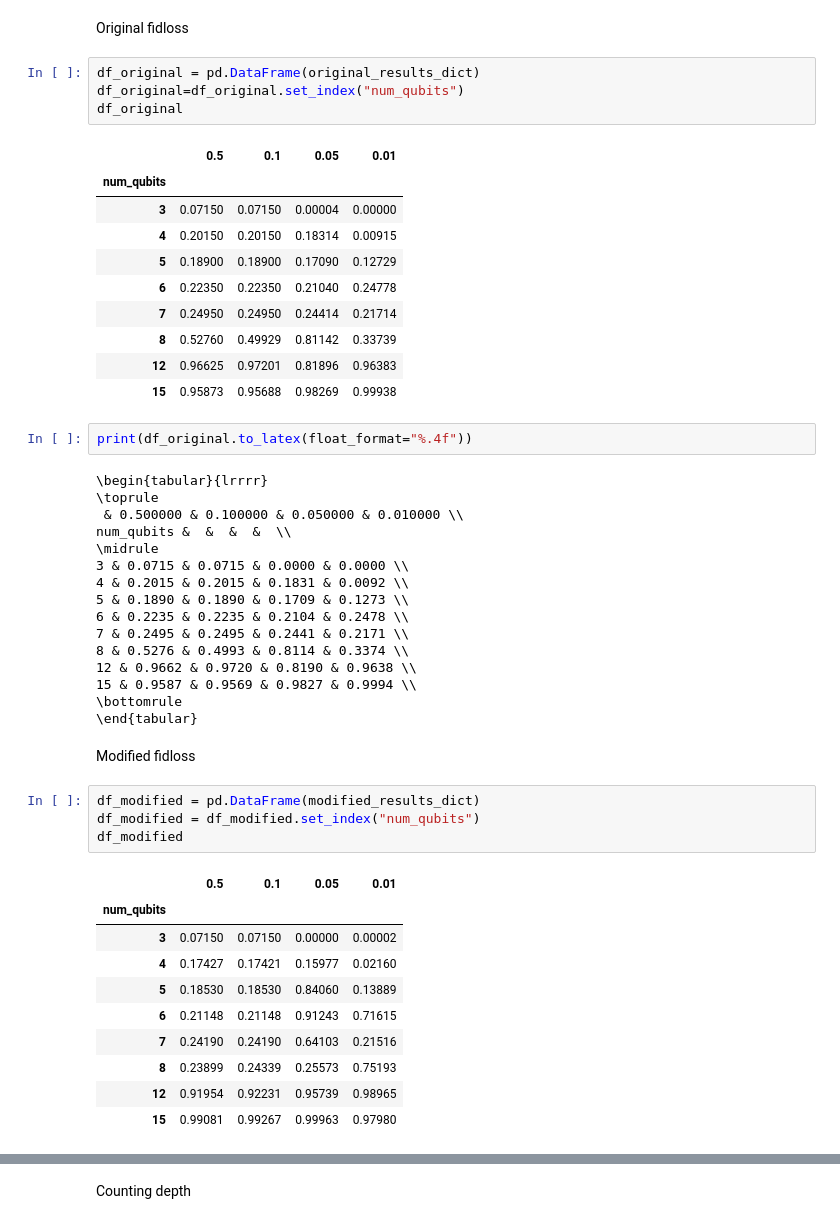
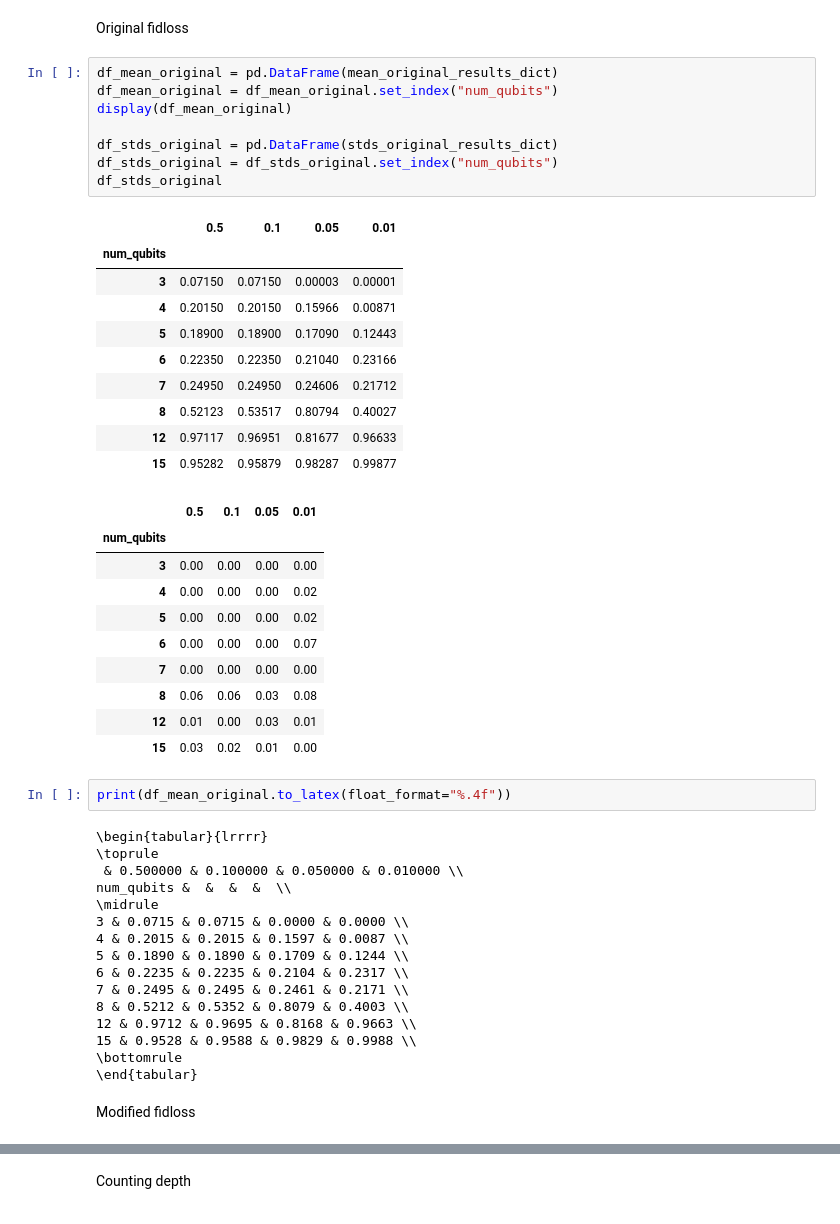
Before and after one commit to IsmaelCesar/sanches-modified, a Jupyter notebook: executing_simulations.ipynb, the cells around one changed output, grey strips where cells are left out. Cells and saved outputs as stored; diff of their text form.

```diff
--- a/executing_simulations.ipynb
+++ b/executing_simulations.ipynb
@@ -68,22 +84,36 @@ for eps in eps_values:
 # %% [markdown]
 Original fidloss
-# %%
-df_original = pd.DataFrame(original_results_dict)
-df_original=df_original.set_index("num_qubits")
-df_original
-# %% [output]
-|  | 0.5 | 0.1 | 0.05 | 0.01 |
-| num_qubits |  |  |  |  |
-| 3 | 0.07150 | 0.07150 | 0.00004 | 0.00000 |
-| 4 | 0.20150 | 0.20150 | 0.18314 | 0.00915 |
-| 5 | 0.18900 | 0.18900 | 0.17090 | 0.12729 |
-| 6 | 0.22350 | 0.22350 | 0.21040 | 0.24778 |
-| 7 | 0.24950 | 0.24950 | 0.24414 | 0.21714 |
-| 8 | 0.52760 | 0.49929 | 0.81142 | 0.33739 |
-| 12 | 0.96625 | 0.97201 | 0.81896 | 0.96383 |
-| 15 | 0.95873 | 0.95688 | 0.98269 | 0.99938 |
+# %%
+df_mean_original = pd.DataFrame(mean_original_results_dict)
+df_mean_original = df_mean_original.set_index("num_qubits")
+display(df_mean_original)
+
+df_stds_original = pd.DataFrame(stds_original_results_dict)
+df_stds_original = df_stds_original.set_index("num_qubits")
+df_stds_original
+# %% [output]
+|  | 0.5 | 0.1 | 0.05 | 0.01 |
+| num_qubits |  |  |  |  |
+| 3 | 0.07150 | 0.07150 | 0.00003 | 0.00001 |
+| 4 | 0.20150 | 0.20150 | 0.15966 | 0.00871 |
+| 5 | 0.18900 | 0.18900 | 0.17090 | 0.12443 |
+| 6 | 0.22350 | 0.22350 | 0.21040 | 0.23166 |
+| 7 | 0.24950 | 0.24950 | 0.24606 | 0.21712 |
+| 8 | 0.52123 | 0.53517 | 0.80794 | 0.40027 |
+| 12 | 0.97117 | 0.96951 | 0.81677 | 0.96633 |
+| 15 | 0.95282 | 0.95879 | 0.98287 | 0.99877 |
+|  | 0.5 | 0.1 | 0.05 | 0.01 |
+| num_qubits |  |  |  |  |
+| 3 | 0.00 | 0.00 | 0.00 | 0.00 |
+| 4 | 0.00 | 0.00 | 0.00 | 0.02 |
+| 5 | 0.00 | 0.00 | 0.00 | 0.02 |
+| 6 | 0.00 | 0.00 | 0.00 | 0.07 |
+| 7 | 0.00 | 0.00 | 0.00 | 0.00 |
+| 8 | 0.06 | 0.06 | 0.03 | 0.08 |
+| 12 | 0.01 | 0.00 | 0.03 | 0.01 |
+| 15 | 0.03 | 0.02 | 0.01 | 0.00 |
 # %%
-print(df_original.to_latex(float_format="%.4f"))
+print(df_mean_original.to_latex(float_format="%.4f"))
 # %% [output]
 \begin{tabular}{lrrrr}
 \toprule
@@ -91,29 +121,14 @@ print(df_original.to_latex(float_format="%.4f"))
 num_qubits &  &  &  &  \\
 \midrule
 3 & 0.0715 & 0.0715 & 0.0000 & 0.0000 \\
-4 & 0.2015 & 0.2015 & 0.1831 & 0.0092 \\
-5 & 0.1890 & 0.1890 & 0.1709 & 0.1273 \\
-6 & 0.2235 & 0.2235 & 0.2104 & 0.2478 \\
-7 & 0.2495 & 0.2495 & 0.2441 & 0.2171 \\
-8 & 0.5276 & 0.4993 & 0.8114 & 0.3374 \\
-12 & 0.9662 & 0.9720 & 0.8190 & 0.9638 \\
-15 & 0.9587 & 0.9569 & 0.9827 & 0.9994 \\
+4 & 0.2015 & 0.2015 & 0.1597 & 0.0087 \\
+5 & 0.1890 & 0.1890 & 0.1709 & 0.1244 \\
+6 & 0.2235 & 0.2235 & 0.2104 & 0.2317 \\
+7 & 0.2495 & 0.2495 & 0.2461 & 0.2171 \\
+8 & 0.5212 & 0.5352 & 0.8079 & 0.4003 \\
+12 & 0.9712 & 0.9695 & 0.8168 & 0.9663 \\
+15 & 0.9528 & 0.9588 & 0.9829 & 0.9988 \\
 \bottomrule
 \end{tabular}
 # %% [markdown]
 Modified fidloss
-# %%
-df_modified = pd.DataFrame(modified_results_dict)
-df_modified = df_modified.set_index("num_qubits")
-df_modified
-# %% [output]
-|  | 0.5 | 0.1 | 0.05 | 0.01 |
-| num_qubits |  |  |  |  |
-| 3 | 0.07150 | 0.07150 | 0.00000 | 0.00002 |
-| 4 | 0.17427 | 0.17421 | 0.15977 | 0.02160 |
-| 5 | 0.18530 | 0.18530 | 0.84060 | 0.13889 |
-| 6 | 0.21148 | 0.21148 | 0.91243 | 0.71615 |
-| 7 | 0.24190 | 0.24190 | 0.64103 | 0.21516 |
-| 8 | 0.23899 | 0.24339 | 0.25573 | 0.75193 |
-| 12 | 0.91954 | 0.92231 | 0.95739 | 0.98965 |
-| 15 | 0.99081 | 0.99267 | 0.99963 | 0.97980 |
```
Also changed, not shown: parts of 6 cells of this notebook.
